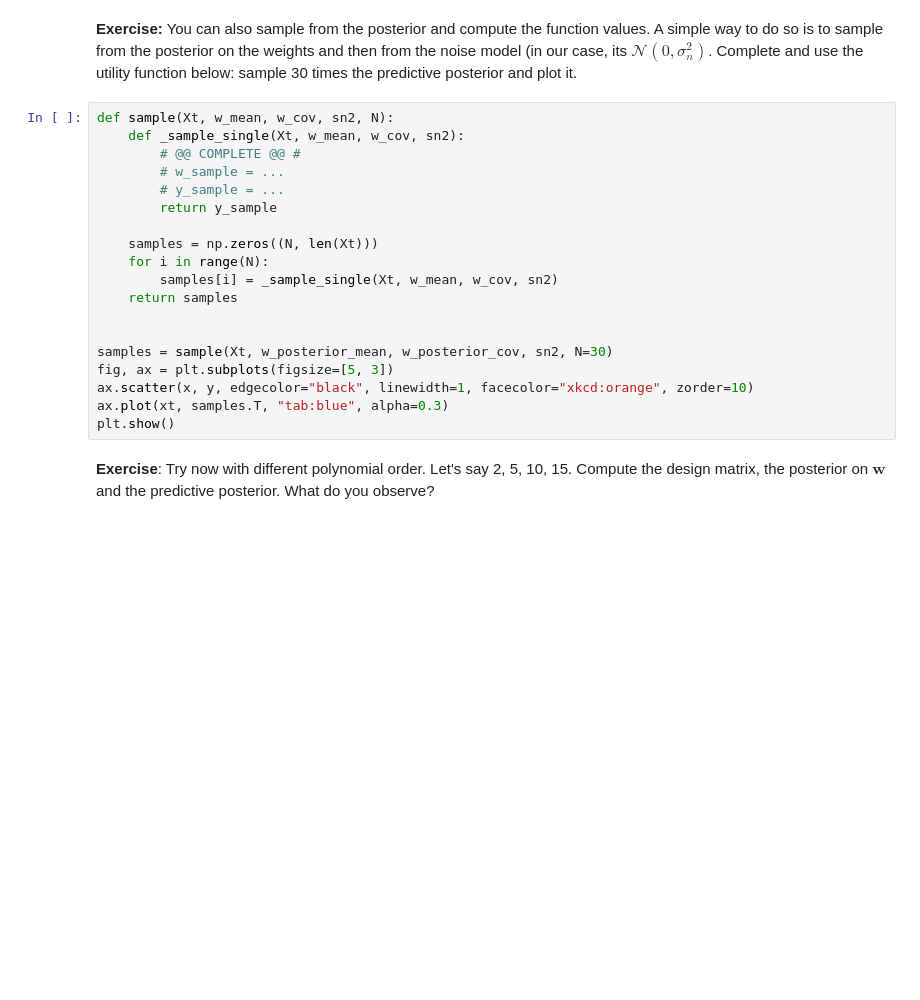
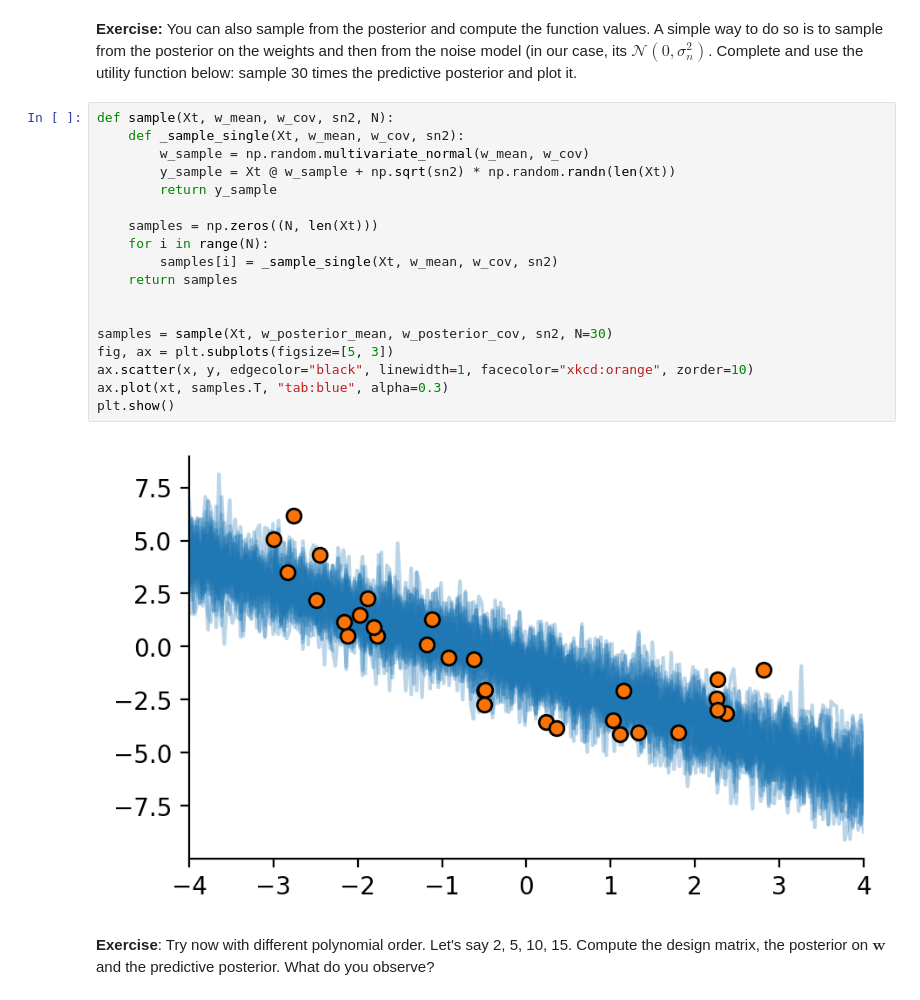
Before and after one commit to mayalorimer/ASI_Labs, a Jupyter notebook: labs/01_Bayesian_Linear_Regression.ipynb, the cells around one changed output. Drawn from its saved outputs; the diff is of its cells as text; blank space fills up the shorter version.

```diff
--- a/labs/01_Bayesian_Linear_Regression.ipynb
+++ b/labs/01_Bayesian_Linear_Regression.ipynb
@@ -306,22 +307,23 @@ Complete and use the utility function below: sample 30 times the predictive post
 # %%
 def sample(Xt, w_mean, w_cov, sn2, N):
     def _sample_single(Xt, w_mean, w_cov, sn2):
-        # @@ COMPLETE @@ #
-        # w_sample = ...
-        # y_sample = ...
+        w_sample = np.random.multivariate_normal(w_mean, w_cov)
+        y_sample = Xt @ w_sample + np.sqrt(sn2) * np.random.randn(len(Xt))
         return y_sample
 
     samples = np.zeros((N, len(Xt)))
     for i in range(N):
         samples[i] = _sample_single(Xt, w_mean, w_cov, sn2)
     return samples
 
 
 samples = sample(Xt, w_posterior_mean, w_posterior_cov, sn2, N=30)
 fig, ax = plt.subplots(figsize=[5, 3])
 ax.scatter(x, y, edgecolor="black", linewidth=1, facecolor="xkcd:orange", zorder=10)
 ax.plot(xt, samples.T, "tab:blue", alpha=0.3)
 plt.show()
+# %% [output]
+[figure, added]
 # %% [markdown]
 **Exercise**: Try now with different polynomial order. Let's say 2, 5, 10, 15. Compute the design matrix, the posterior on $\mathbf{w}$ and the predictive posterior. What do you observe?
 # %%
```
Also changed, not shown: parts of 2 cells of this notebook.
